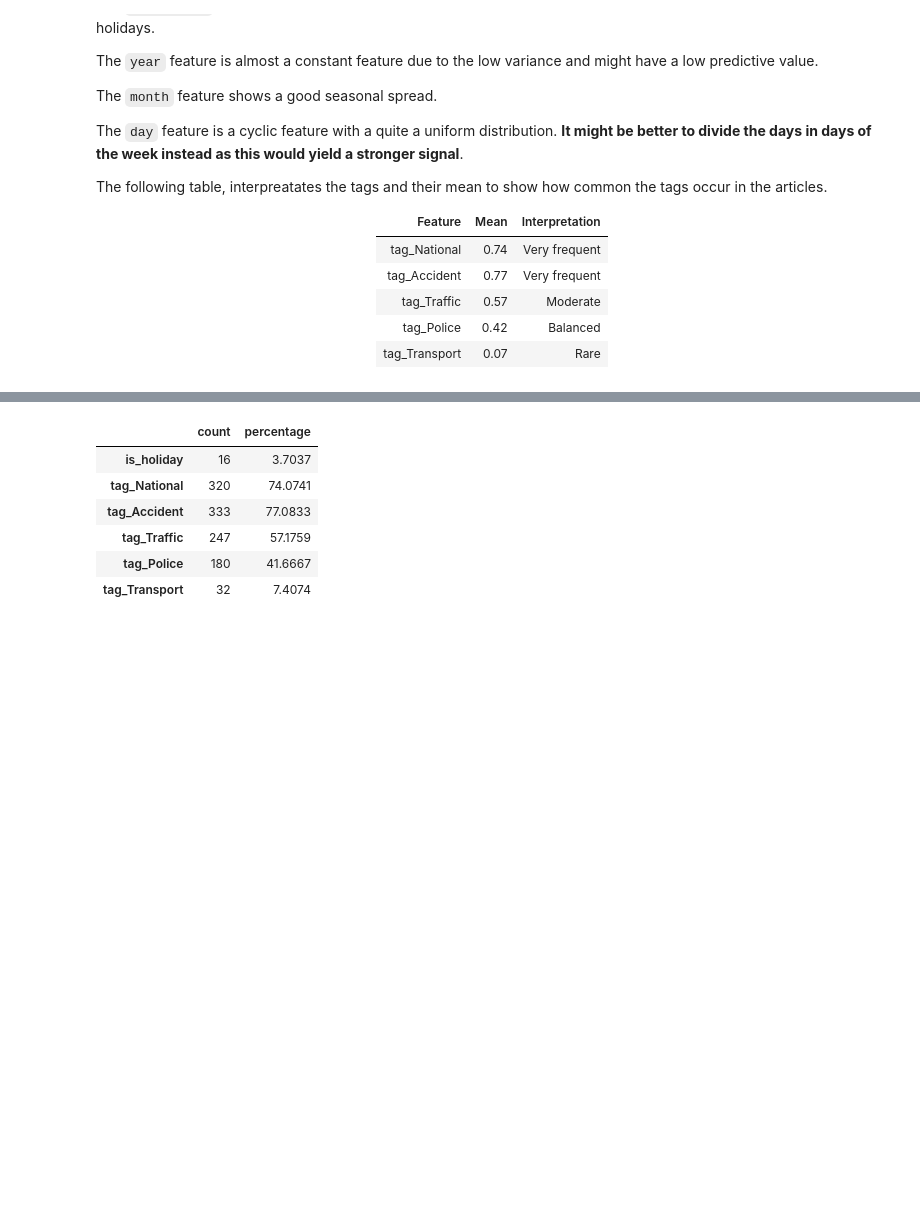
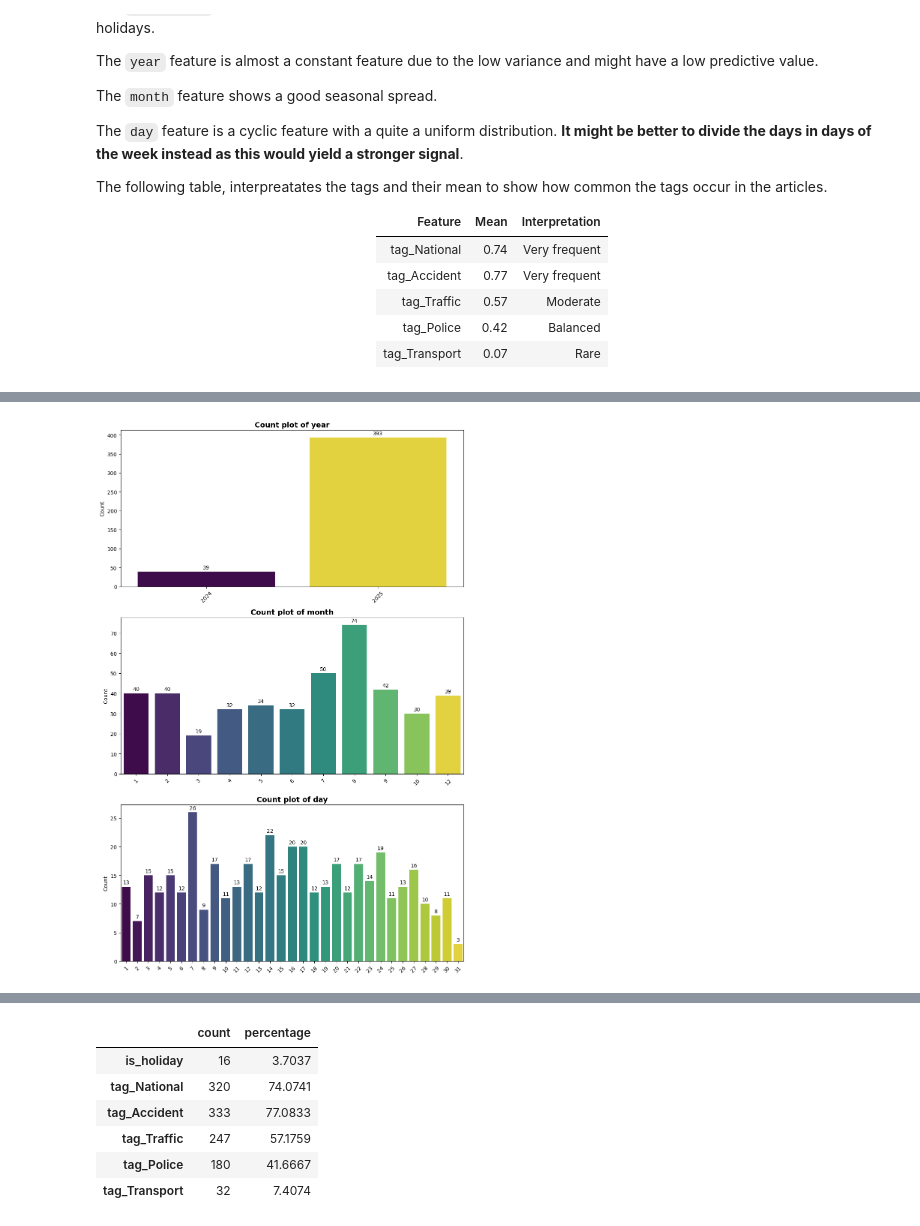
Before and after one commit to LucaKingu/Applied-Machine-Learning--ICS5110--Assignment, a Jupyter notebook: 2_exploratory_analysis.ipynb, the cells around one changed output, grey strips where cells are left out. Drawn from its saved outputs; the diff is of its cells as text; code cells hidden in the pictures; blank space fills up the shorter version.

```diff
--- a/2_exploratory_analysis.ipynb
+++ b/2_exploratory_analysis.ipynb
@@ -160,18 +166,0 @@ The `precipitation_sum` and `wind_speed_10m_max` histogram and boxplot show that
-# %%
-discrete_cols = [
-    "precipitation_hours",
-    "year",
-    "month",
-    "day"
-]
-
-for col in discrete_cols:
-    print(f"\nValue counts for {col}")
-    print(df[col].value_counts().sort_index())
-
-for col in discrete_cols:
-    plt.figure()
-    sns.countplot(x=col, data=df)
-    plt.title(f"Count plot of {col}")
-    plt.xticks(rotation=45)
-    plt.show()
@@ -199,0 +167,31 @@ Name: count, dtype: int64
+# %%
+discrete_cols = ["year", "month", "day"]
+
+fig, axes = plt.subplots(nrows=3, ncols=1, figsize=(10, 15))
+
+for i, col in enumerate(discrete_cols):
+    ax = axes[i]
+
+    sns.countplot(
+        x=col,
+        data=df,
+        hue=col,
+        legend=False,
+        ax=ax,
+        palette="viridis"
+    )
+
+    #Loop through all containers to add labels to every bar
+    for container in ax.containers:
+        ax.bar_label(container, padding=3)
+
+    # Formatting
+    ax.set_title(f"Count plot of {col}", fontsize=14, fontweight='bold')
+    ax.tick_params(axis='x', rotation=45)
+    ax.set_xlabel("")
+    ax.set_ylabel("Count")
+
+plt.tight_layout()
+plt.show()
+# %% [output]
+[figure, added]
```
Also changed, not shown: parts of 23 cells of this notebook.
